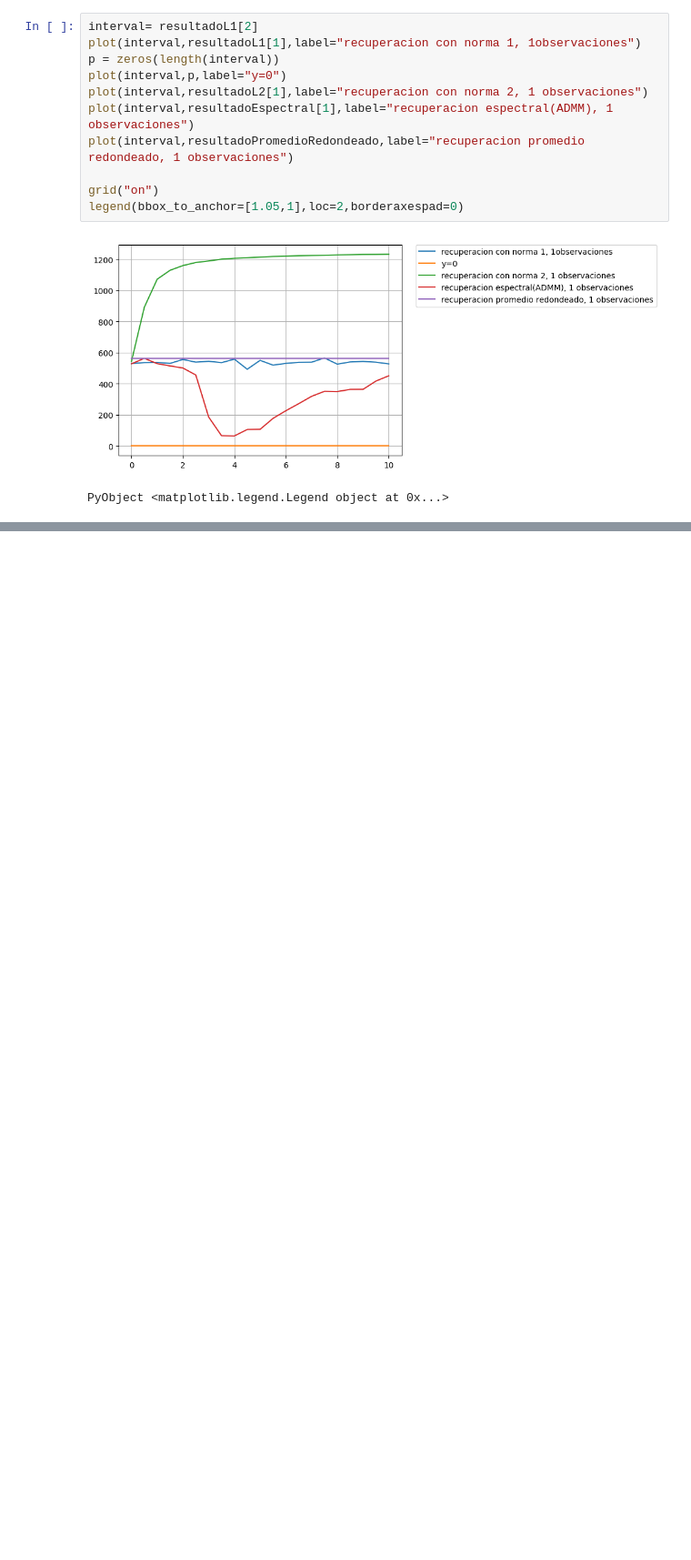
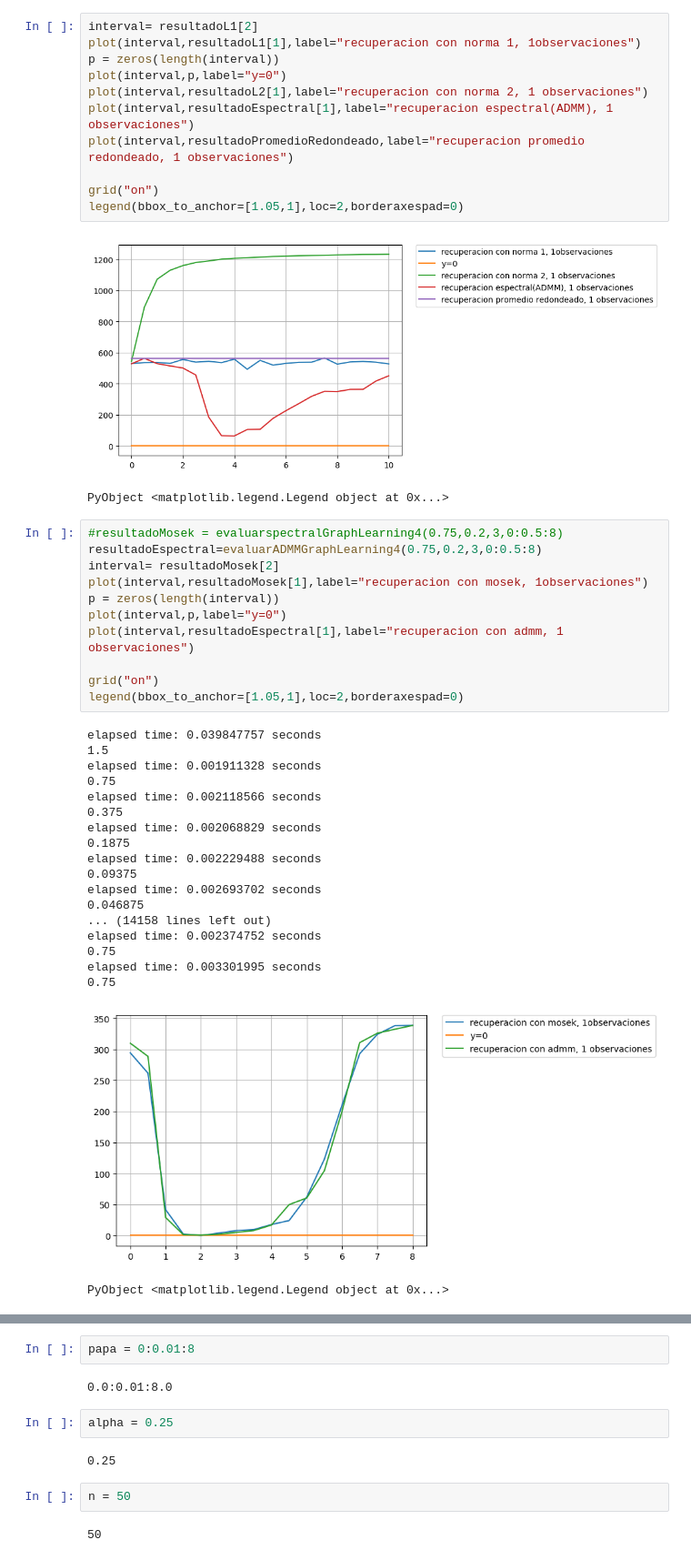
Before and after one commit to Zlinki/MasterThesis, a Jupyter notebook: ErrorvsObservaciones.ipynb, the cells around one changed output, grey strips where cells are left out. Shown at 91% size. Saved outputs shown, nothing was run; the diff lists cells and outputs as text; blank space fills up the shorter version.

```diff
--- a/ErrorvsObservaciones.ipynb
+++ b/ErrorvsObservaciones.ipynb
@@ -437,3 +533,34 @@ legend(bbox_to_anchor=[1.05,1],loc=2,borderaxespad=0)
 # %% [output]
 [figure]
 PyObject <matplotlib.legend.Legend object at 0x...>
+# %%
+#resultadoMosek = evaluarspectralGraphLearning4(0.75,0.2,3,0:0.5:8)
+resultadoEspectral=evaluarADMMGraphLearning4(0.75,0.2,3,0:0.5:8)
+interval= resultadoMosek[2]
+plot(interval,resultadoMosek[1],label="recuperacion con mosek, 1observaciones")
+p = zeros(length(interval))
+plot(interval,p,label="y=0")
+plot(interval,resultadoEspectral[1],label="recuperacion con admm, 1 observaciones")
+
+grid("on")
+legend(bbox_to_anchor=[1.05,1],loc=2,borderaxespad=0)
+# %% [output]
+elapsed time: 0.039847757 seconds
+1.5
+elapsed time: 0.001911328 seconds
+0.75
+elapsed time: 0.002118566 seconds
+0.375
+elapsed time: 0.002068829 seconds
+0.1875
+elapsed time: 0.002229488 seconds
+0.09375
+elapsed time: 0.002693702 seconds
+0.046875
+... (14158 lines left out)
+elapsed time: 0.002374752 seconds
+0.75
+elapsed time: 0.003301995 seconds
+0.75
+[figure, added]
+PyObject <matplotlib.legend.Legend object at 0x...>
@@ -439,0 +581,12 @@ PyObject <matplotlib.legend.Legend object at 0x...>
+# %%
+papa = 0:0.01:8
+# %% [output]
+0.0:0.01:8.0
+# %%
+alpha = 0.25
+# %% [output]
+0.25
+# %%
+n = 50
+# %% [output]
+50
```
Also changed, not shown: parts of 9 cells of this notebook, 25 other files.
